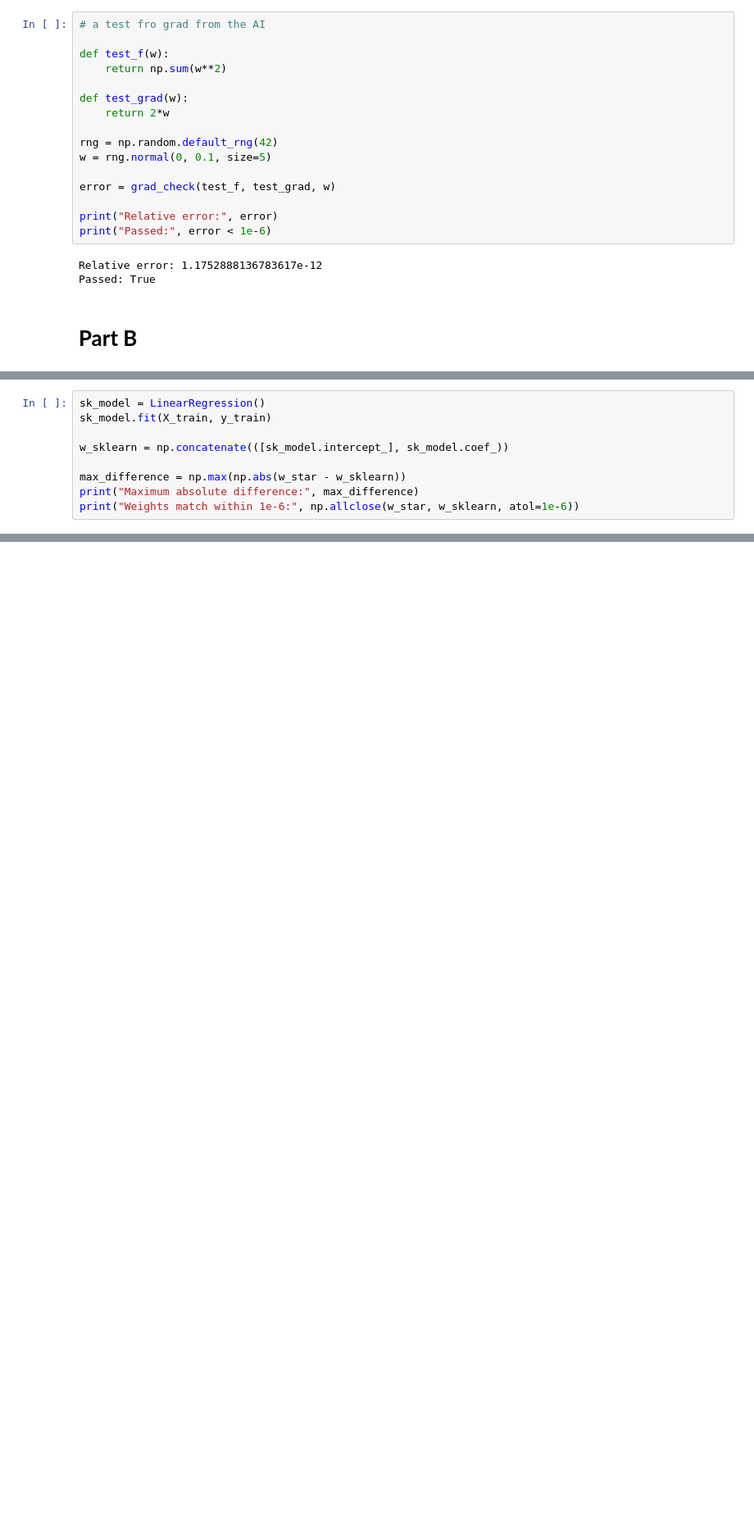
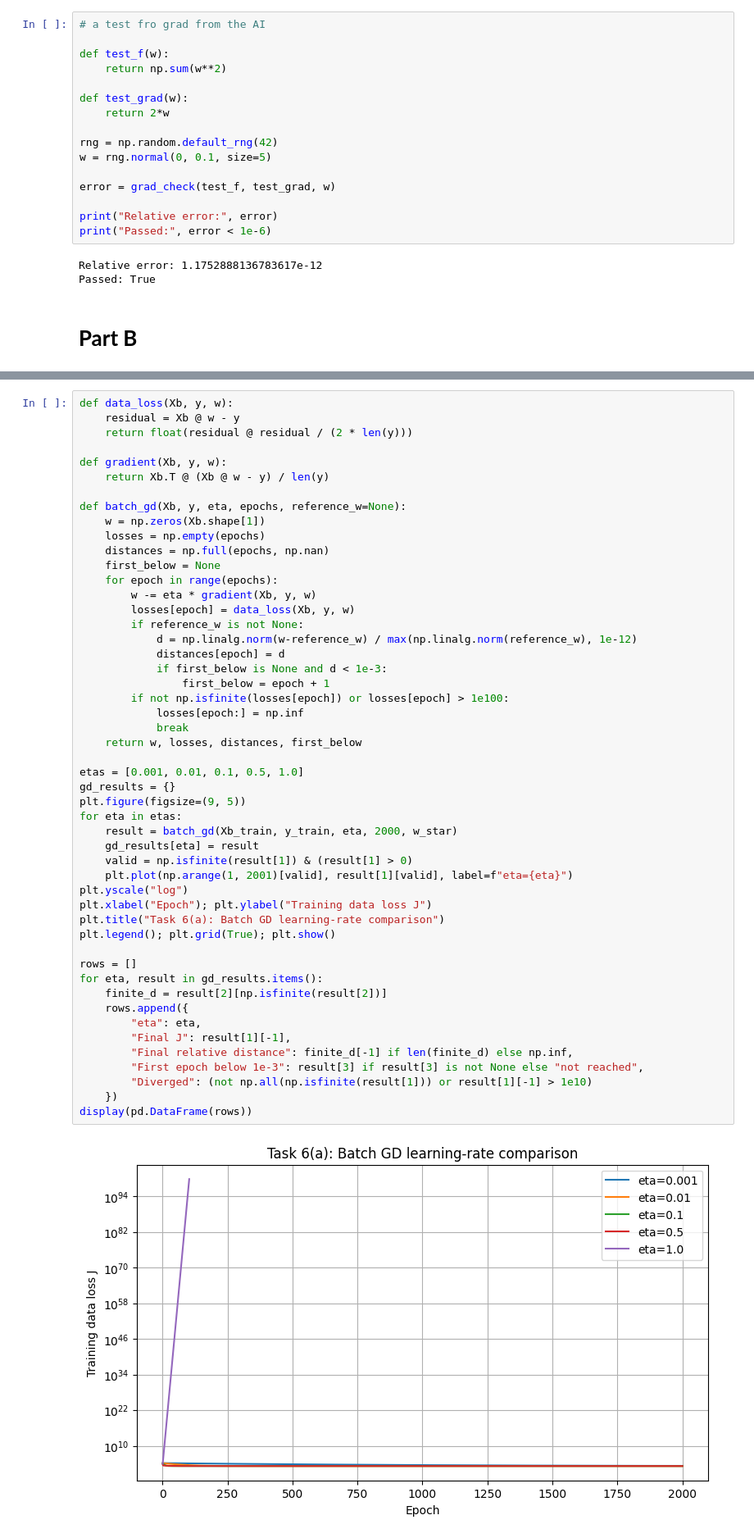
Before and after one commit to Ziad-Gebril/Linear-Models-and-Support-Vector-Machines, a Jupyter notebook: ML_assignment_2.ipynb, the cells around one changed output, grey strips where cells are left out. Shown at 82% size. Drawn from its saved outputs; the diff is of its cells as text; blank space fills up the shorter version.

Commit message:
finished part B linear reg and fixed some bugs

```diff
--- a/ML_assignment_2.ipynb
+++ b/ML_assignment_2.ipynb
@@ -580,9 +500,0 @@ display(weights_table)
-# %%
-sk_model = LinearRegression()
-sk_model.fit(X_train, y_train)
-
-w_sklearn = np.concatenate(([sk_model.intercept_], sk_model.coef_))
-
-max_difference = np.max(np.abs(w_star - w_sklearn))
-print("Maximum absolute difference:", max_difference)
-print("Weights match within 1e-6:", np.allclose(w_star, w_sklearn, atol=1e-6))
@@ -624,0 +560,52 @@ def batch_gd(Xb, y, eta, epochs, w0=None):
+# %%
+def data_loss(Xb, y, w):
+    residual = Xb @ w - y
+    return float(residual @ residual / (2 * len(y)))
+
+def gradient(Xb, y, w):
+    return Xb.T @ (Xb @ w - y) / len(y)
+
+def batch_gd(Xb, y, eta, epochs, reference_w=None):
+    w = np.zeros(Xb.shape[1])
+    losses = np.empty(epochs)
+    distances = np.full(epochs, np.nan)
+    first_below = None
+    for epoch in range(epochs):
+        w -= eta * gradient(Xb, y, w)
+        losses[epoch] = data_loss(Xb, y, w)
+        if reference_w is not None:
+            d = np.linalg.norm(w-reference_w) / max(np.linalg.norm(reference_w), 1e-12)
+            distances[epoch] = d
+            if first_below is None and d < 1e-3:
+                first_below = epoch + 1
+        if not np.isfinite(losses[epoch]) or losses[epoch] > 1e100:
+            losses[epoch:] = np.inf
+            break
+    return w, losses, distances, first_below
+
+etas = [0.001, 0.01, 0.1, 0.5, 1.0]
+gd_results = {}
+plt.figure(figsize=(9, 5))
+for eta in etas:
+    result = batch_gd(Xb_train, y_train, eta, 2000, w_star)
+    gd_results[eta] = result
+    valid = np.isfinite(result[1]) & (result[1] > 0)
+    plt.plot(np.arange(1, 2001)[valid], result[1][valid], label=f"eta={eta}")
+plt.yscale("log")
+plt.xlabel("Epoch"); plt.ylabel("Training data loss J")
+plt.title("Task 6(a): Batch GD learning-rate comparison")
+plt.legend(); plt.grid(True); plt.show()
+
+rows = []
+for eta, result in gd_results.items():
+    finite_d = result[2][np.isfinite(result[2])]
+    rows.append({
+        "eta": eta,
+        "Final J": result[1][-1],
+        "Final relative distance": finite_d[-1] if len(finite_d) else np.inf,
+        "First epoch below 1e-3": result[3] if result[3] is not None else "not reached",
+        "Diverged": (not np.all(np.isfinite(result[1])) or result[1][-1] > 1e10)
+    })
+display(pd.DataFrame(rows))
+# %% [output]
+[figure, added]
```
Also changed, not shown: parts of 25 cells of this notebook.
